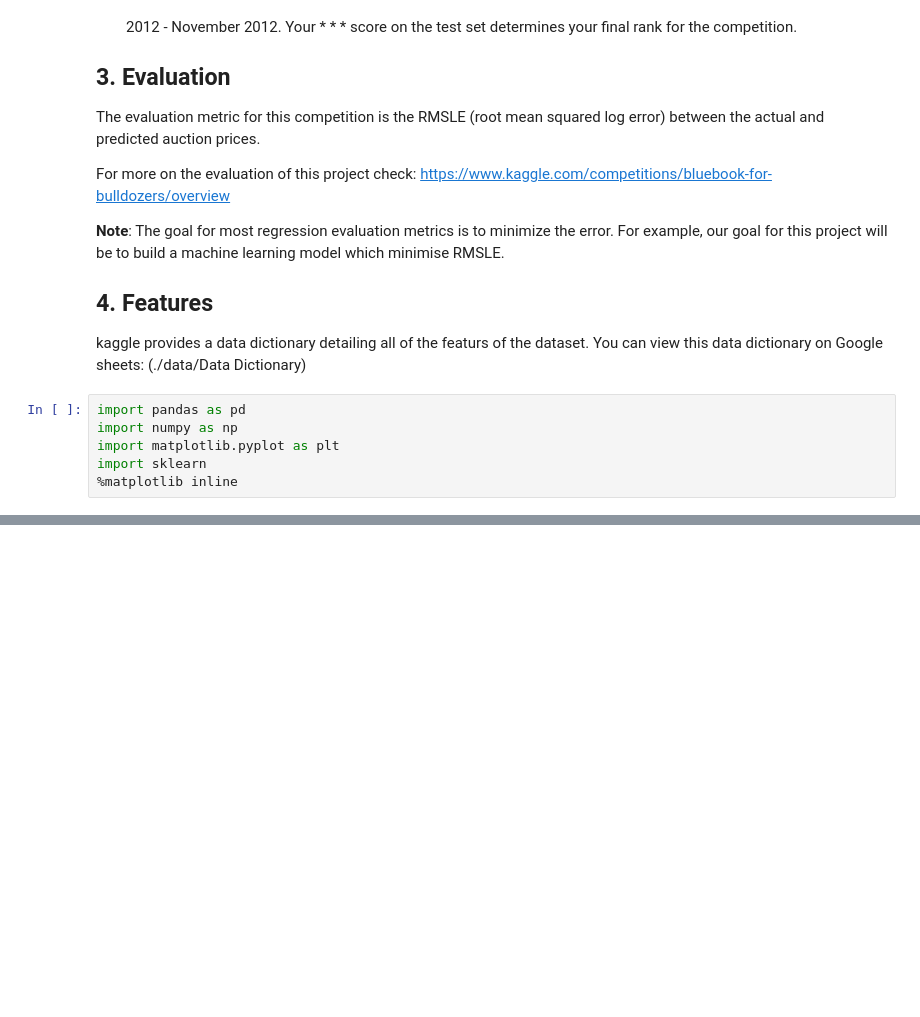
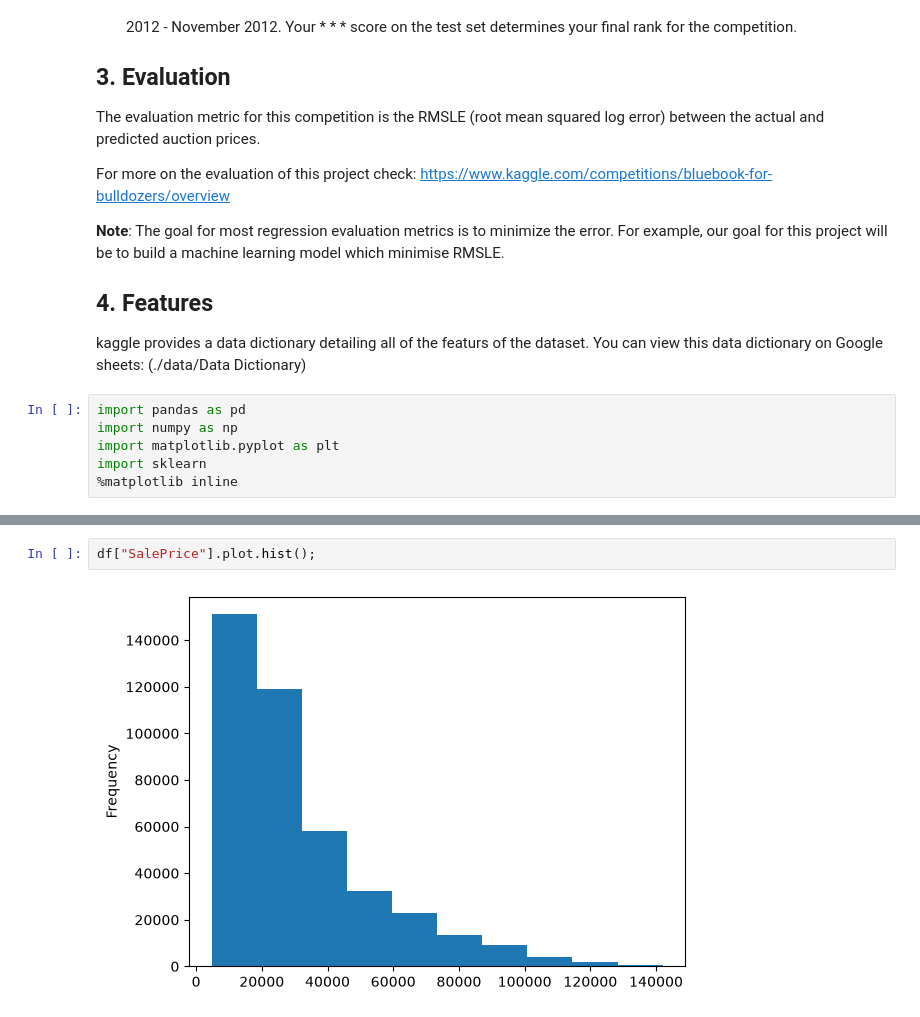
Before and after one commit to Kazim0071/bulldozer-price-prediction, a Jupyter notebook: end-to-end-bulldozer-price-regression.ipynb, the cells around one changed output, grey strips where cells are left out. Saved outputs shown, nothing was run; the diff lists cells and outputs as text; blank space fills up the shorter version.

```diff
--- a/end-to-end-bulldozer-price-regression.ipynb
+++ b/end-to-end-bulldozer-price-regression.ipynb
@@ -36,0 +101,4 @@ import sklearn
+# %%
+df["SalePrice"].plot.hist();
+# %% [output]
+[figure, added]
```
Also changed, not shown: parts of 45 cells of this notebook, 1 other file.
